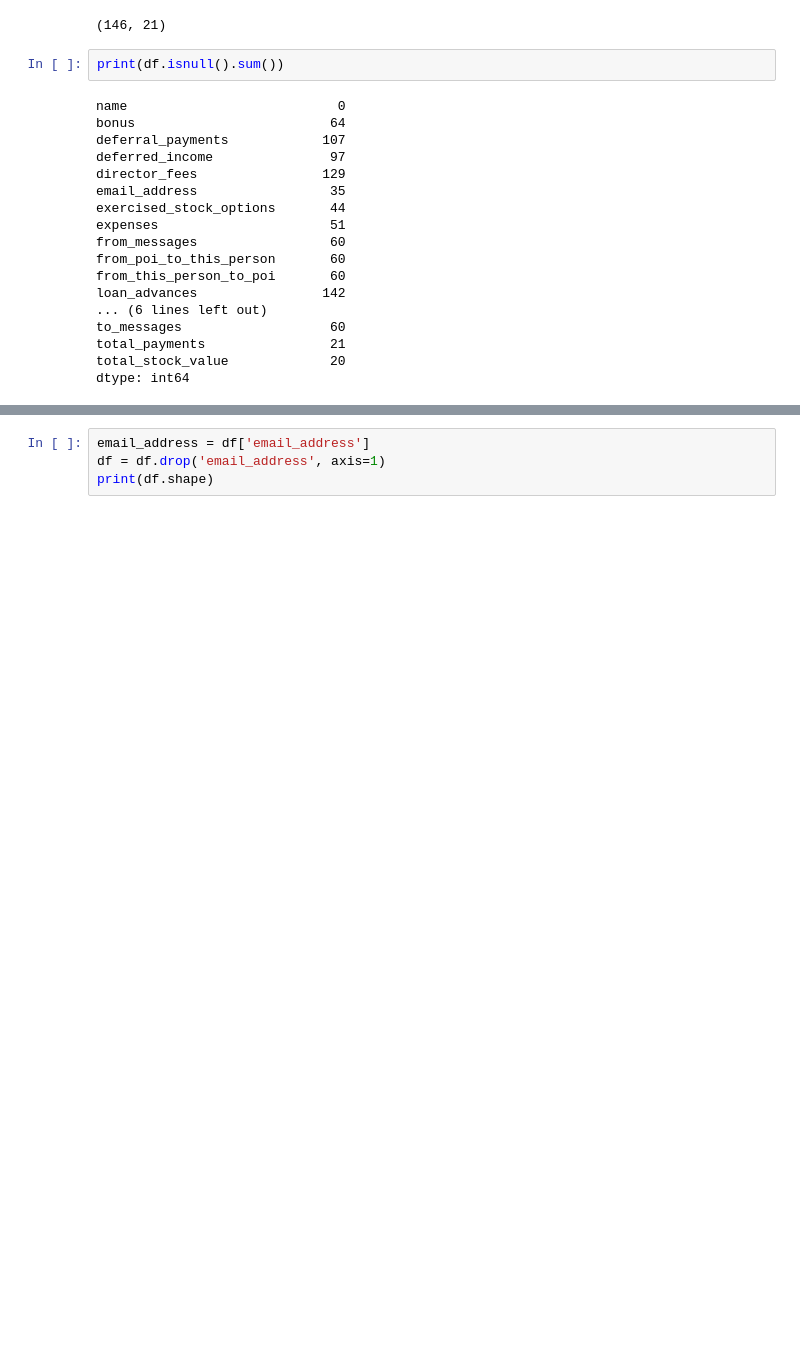
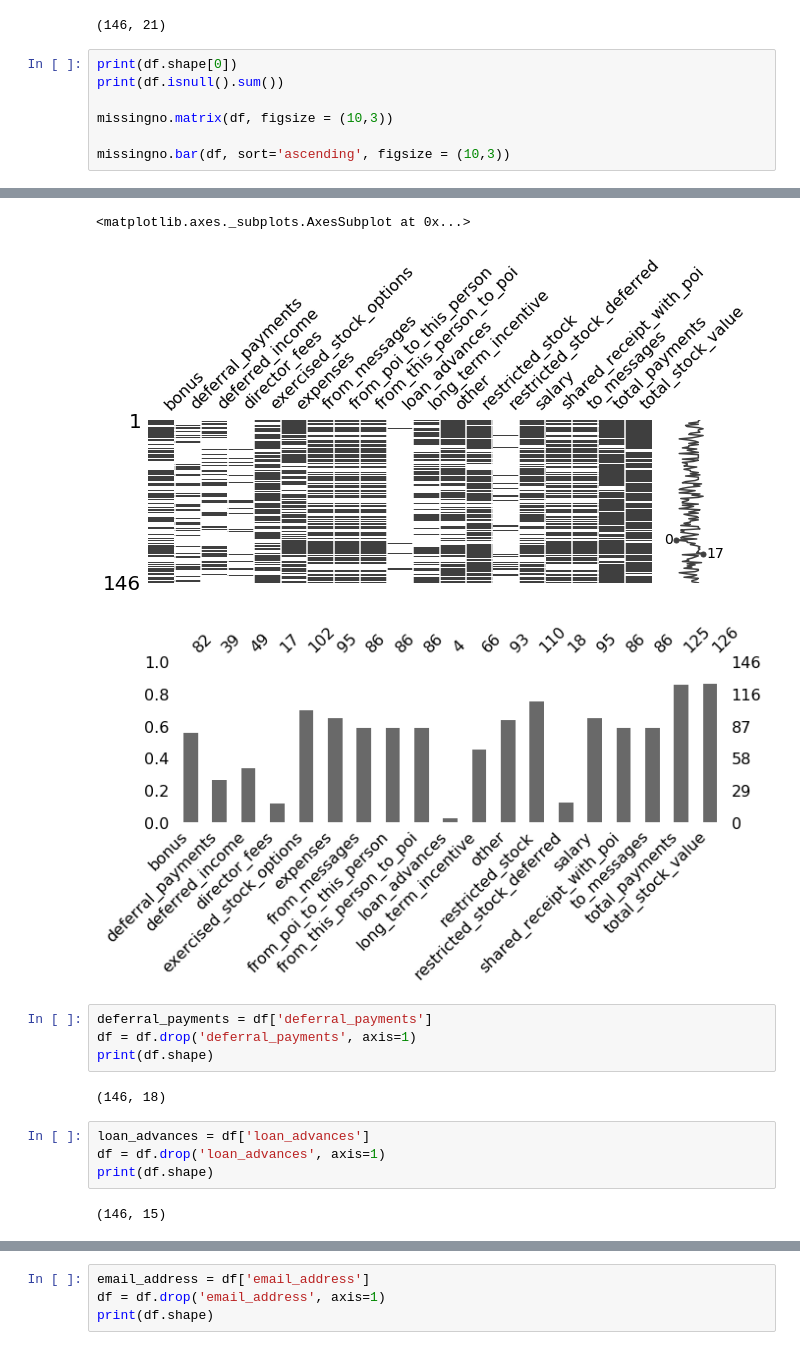
Before and after one commit to IanFan/ML100-Days_2, a Jupyter notebook: ml_100_kaggle/Cupoy.ipynb, the cells around one changed output, grey strips where cells are left out. Drawn from its saved outputs; the diff is of its cells as text; blank space fills up the shorter version.

```diff
--- a/ml_100_kaggle/Cupoy.ipynb
+++ b/ml_100_kaggle/Cupoy.ipynb
@@ -74,23 +76,11 @@ df = pd.concat([train, test])
 print(df.shape)
 # %% [output]
 (146, 21)
-# %%
-print(df.isnull().sum())
-# %% [output]
-name                           0
-bonus                         64
-deferral_payments            107
-deferred_income               97
-director_fees                129
-email_address                 35
-exercised_stock_options       44
-expenses                      51
-from_messages                 60
-from_poi_to_this_person       60
-from_this_person_to_poi       60
-loan_advances                142
-... (6 lines left out)
-to_messages                   60
-total_payments                21
-total_stock_value             20
-dtype: int64
+# %%
+print(df.shape[0])
+print(df.isnull().sum())
+
+missingno.matrix(df, figsize = (10,3))
+
+missingno.bar(df, sort='ascending', figsize = (10,3))
+# %% [output]
@@ -96,0 +104,15 @@ dtype: int64
+<matplotlib.axes._subplots.AxesSubplot at 0x...>
+[figure, added]
+[figure, added]
+# %%
+deferral_payments = df['deferral_payments']
+df = df.drop('deferral_payments', axis=1)
+print(df.shape)
+# %% [output]
+(146, 18)
+# %%
+loan_advances = df['loan_advances']
+df = df.drop('loan_advances', axis=1)
+print(df.shape)
+# %% [output]
+(146, 15)
```
Also changed, not shown: parts of 13 cells of this notebook, 2 other files.
